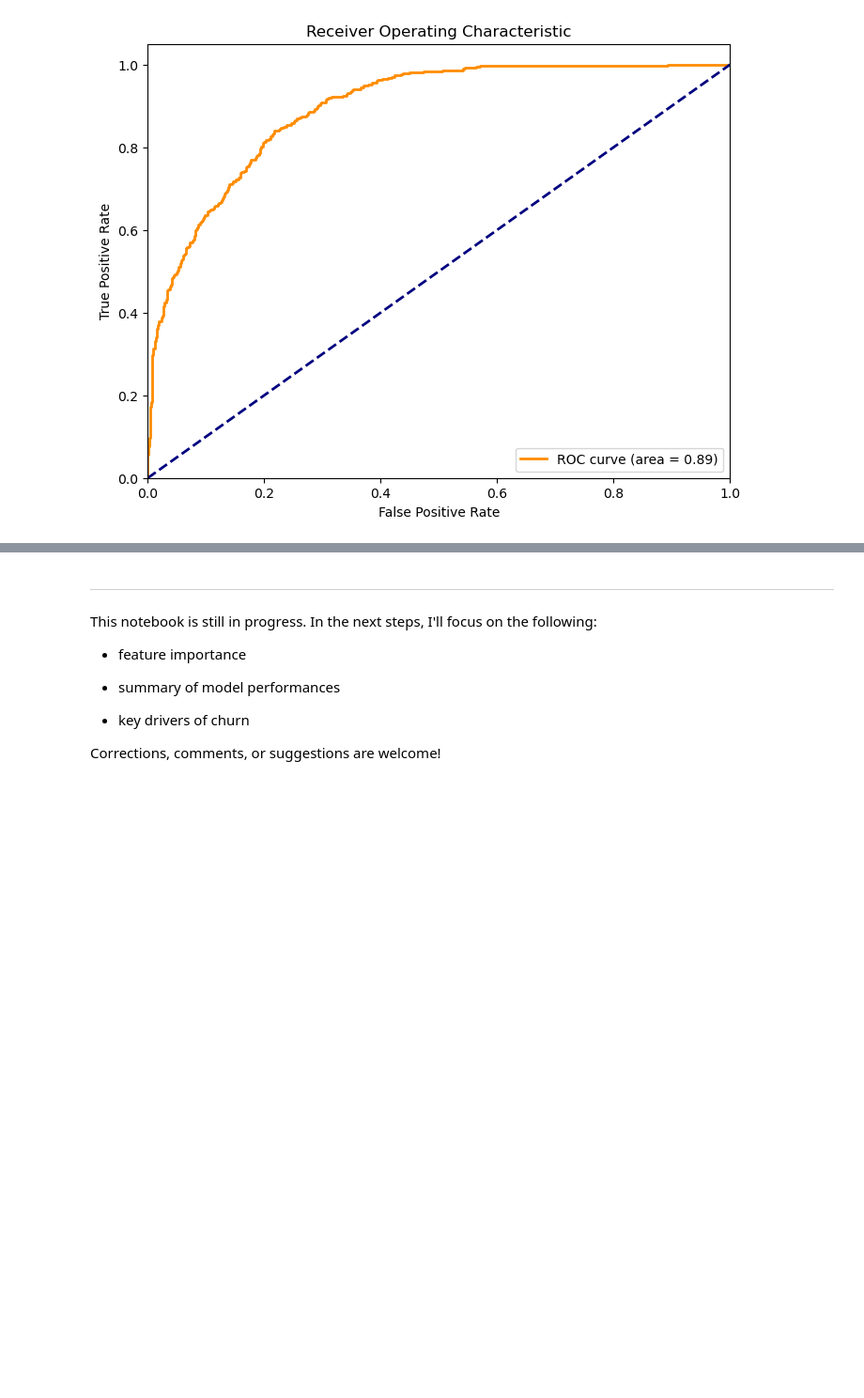
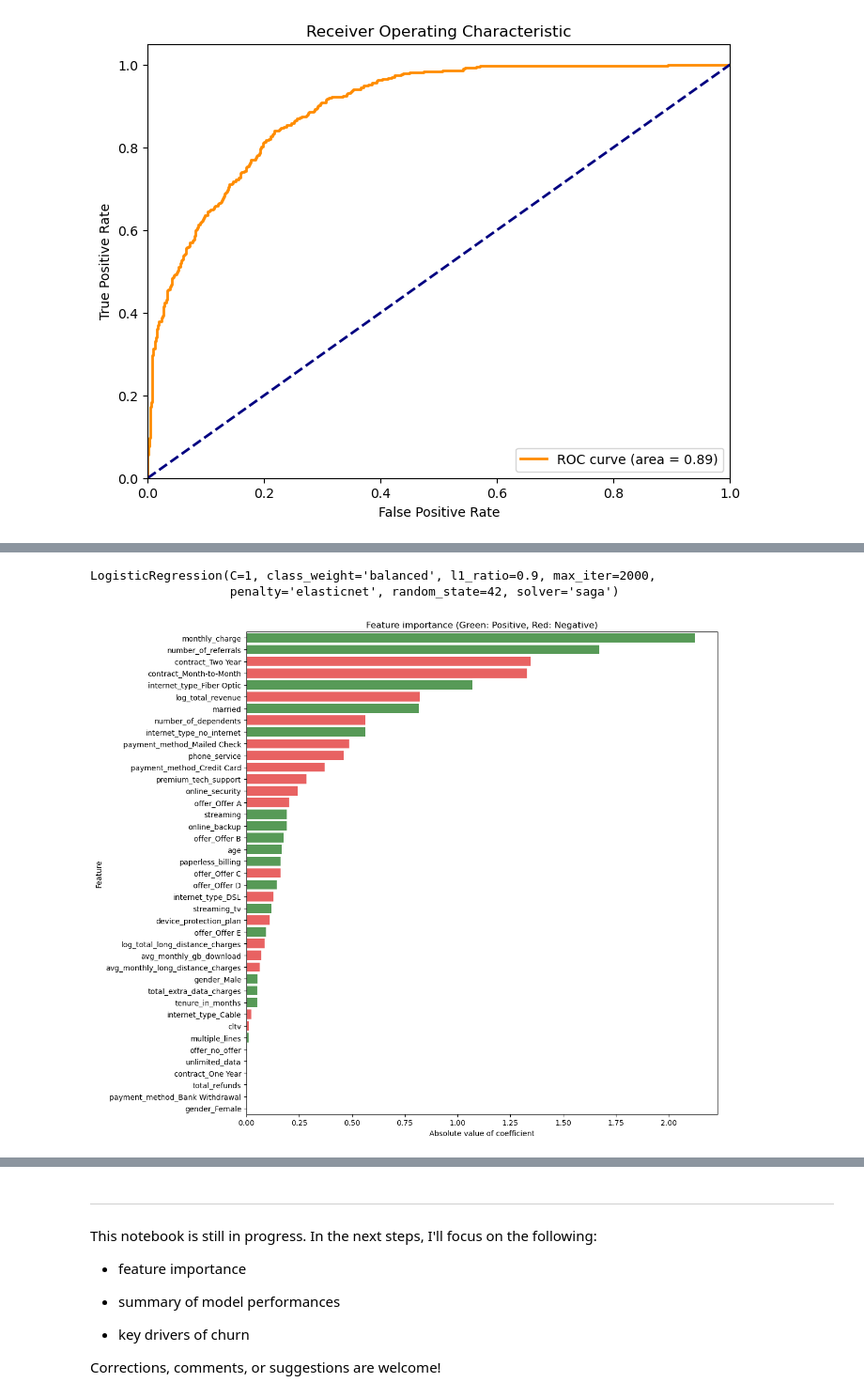
Before and after one commit to seckinadali/telco-churn-prediction, a Jupyter notebook: notebooks/03_model_development.ipynb, the cells around one changed output, grey strips where cells are left out. Shown at 94% size. Drawn from its saved outputs; the diff is of its cells as text; code cells hidden in the pictures; blank space fills up the shorter version.

Commit message:
Add feature importance plot for logistic regression in 03_model_development.ipynb

```diff
--- a/notebooks/03_model_development.ipynb
+++ b/notebooks/03_model_development.ipynb
@@ -703,0 +708,7 @@ weighted avg       0.84      0.78      0.79      1409
+# %%
+# Helper function for getting feature names from a grid search
+def get_feature_names(grid_search):
+    num_feature_names = grid_search.best_estimator_.named_steps['preprocessor'].transformers_[0][1].get_feature_names_out()
+    cat_feature_names = grid_search.best_estimator_.named_steps['preprocessor'].transformers_[1][1].get_feature_names_out()
+
+    return np.concatenate([num_feature_names, cat_feature_names])
@@ -703,0 +735,27 @@ weighted avg       0.84      0.78      0.79      1409
+# %%
+lr_grid_search.best_estimator_.named_steps['model']
+# %% [output]
+LogisticRegression(C=1, class_weight='balanced', l1_ratio=0.9, max_iter=2000,
+                   penalty='elasticnet', random_state=42, solver='saga')
+# %%
+coefficients = lr_grid_search.best_estimator_.named_steps['model'].coef_[0]
+
+feature_importance = pd.DataFrame({
+    'feature': get_feature_names(lr_grid_search),
+    'importance': np.abs(coefficients)
+})
+
+feature_importance.sort_values('importance', ascending=False, inplace=True)
+
+colors = ['red' if c < 0 else 'green' for c in coefficients]
+
+plt.figure(figsize=(12, 10))
+sns.barplot(data=feature_importance, x='importance', y='feature',
+            palette=colors, alpha=0.7)
+plt.title("Feature importance (Green: Positive, Red: Negative)")
+plt.xlabel("Absolute value of coefficient")
+plt.ylabel("Feature")
+plt.tight_layout()
+plt.show()
+# %% [output]
+[figure, added]
```
Also changed, not shown: parts of 3 cells of this notebook.
